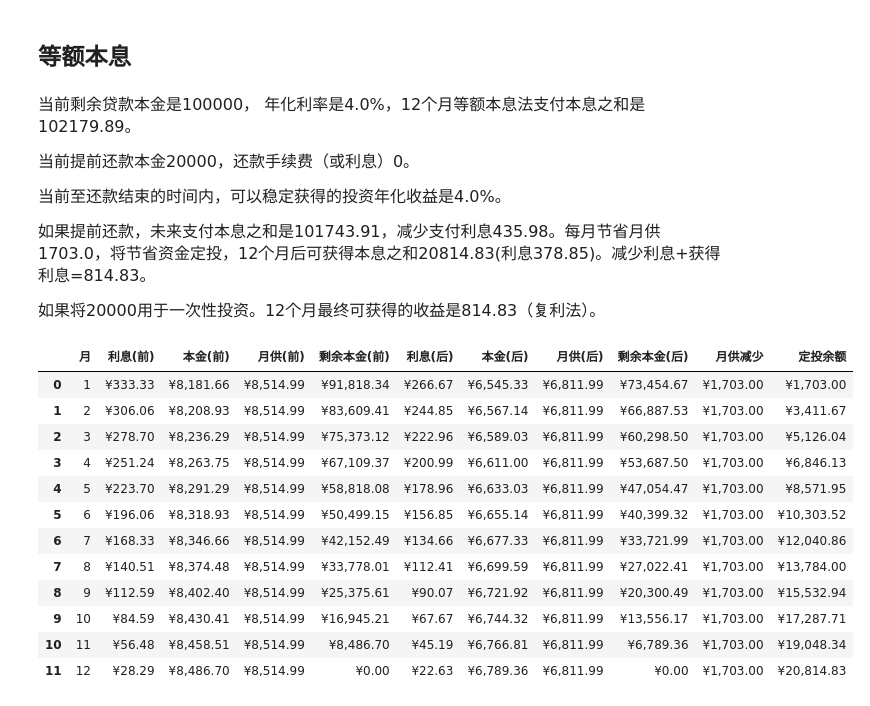
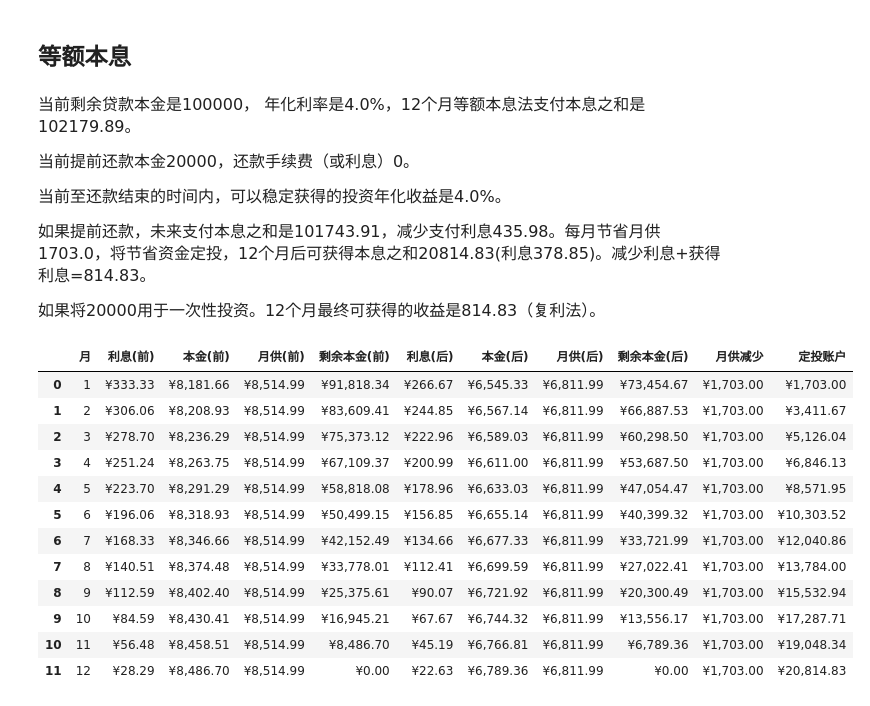
Before and after one commit to yszc/investment-tools, a Jupyter notebook: loan.ipynb, the cells around one changed output. Saved outputs shown, nothing was run; the diff lists cells and outputs as text; code cells hidden in the pictures.

```diff
--- a/loan.ipynb
+++ b/loan.ipynb
@@ -104,7 +104,7 @@ for i in range(term):
             "月供(后)": decrease_after + interest_after,
             "剩余本金(后)": remain_after,
             "月供减少": reduce_monthly,
-            "定投余额": investment_balance,
+            "定投账户": investment_balance,
         }
     )
 display(
@@ -155,7 +155,7 @@ display(
             "月供(后)": "¥{:,.2f}",
             "剩余本金(后)": "¥{:,.2f}",
             "月供减少": "¥{:,.2f}",
-            "定投余额": "¥{:,.2f}",
+            "定投账户": "¥{:,.2f}",
         }
     )
 )
@@ -257,36 +257,36 @@ for month in range(term):
             "利息(前)": interest_before,
             "本金(前)": decrease_before,
             "月供(前)": interest_before + decrease_before,
             "剩余本金(前)": remaining_before,
             "利息(后)": interest_after,
             "本金(后)": decrease_after,
             "月供(后)": interest_after + decrease_after,
             "剩余本金(后)": remaining_after,
             "月供减少": reduce_monthly,
-            "定投余额": investment_balance,
+            "定投账户": investment_balance,
         }
     )
 
 df = pd.DataFrame(payments_data)
 display(
     df.style.format(
         {
             "本金(前)": "¥{:,.2f}",
             "利息(前)": "¥{:,.2f}",
             "月供(前)": "¥{:,.2f}",
             "剩余本金(前)": "¥{:,.2f}",
             "本金(后)": "¥{:,.2f}",
             "利息(后)": "¥{:,.2f}",
             "月供(后)": "¥{:,.2f}",
             "剩余本金(后)": "¥{:,.2f}",
             "月供减少": "¥{:,.2f}",
-            "定投余额": "¥{:,.2f}",
+            "定投账户": "¥{:,.2f}",
         }
     )
 )
 # %% [output]
 <p style="font-size: 16px">当前剩余贷款本金是100000， 年化利率是4.0%，12个月等额本息法支付本息之和是102179.89。</p><p style="font-size: 16px">当前提前还款本金20000，还款手续费（或利息）0。</p><p style="font-size: 16px">当前至还款结束的时间内，可以稳定获得的投资年化收益是4.0%。</p><p style="font-size: 16px">如果提前还款，未来支付本息之和是101743.91，减少支付利息435.98。每月节省月供1703.0，将节省资金定投，12个月后可获得本息之和20814.83(利息378.85)。减少利息+获得利息=814.83。</p><p style="font-size: 16px">如果将20000用于一次性投资。12个月最终可获得的收益是814.83（复利法）。</p>
-|  | 月 | 利息(前) | 本金(前) | 月供(前) | 剩余本金(前) | 利息(后) | 本金(后) | 月供(后) | 剩余本金(后) | 月供减少 | 定投余额 |
+|  | 月 | 利息(前) | 本金(前) | 月供(前) | 剩余本金(前) | 利息(后) | 本金(后) | 月供(后) | 剩余本金(后) | 月供减少 | 定投账户 |
 | 0 | 1 | ¥333.33 | ¥8,181.66 | ¥8,514.99 | ¥91,818.34 | ¥266.67 | ¥6,545.33 | ¥6,811.99 | ¥73,454.67 | ¥1,703.00 | ¥1,703.00 |
 | 1 | 2 | ¥306.06 | ¥8,208.93 | ¥8,514.99 | ¥83,609.41 | ¥244.85 | ¥6,567.14 | ¥6,811.99 | ¥66,887.53 | ¥1,703.00 | ¥3,411.67 |
 | 2 | 3 | ¥278.70 | ¥8,236.29 | ¥8,514.99 | ¥75,373.12 | ¥222.96 | ¥6,589.03 | ¥6,811.99 | ¥60,298.50 | ¥1,703.00 | ¥5,126.04 |
```
Also changed, not shown: parts of 1 cell of this notebook.
